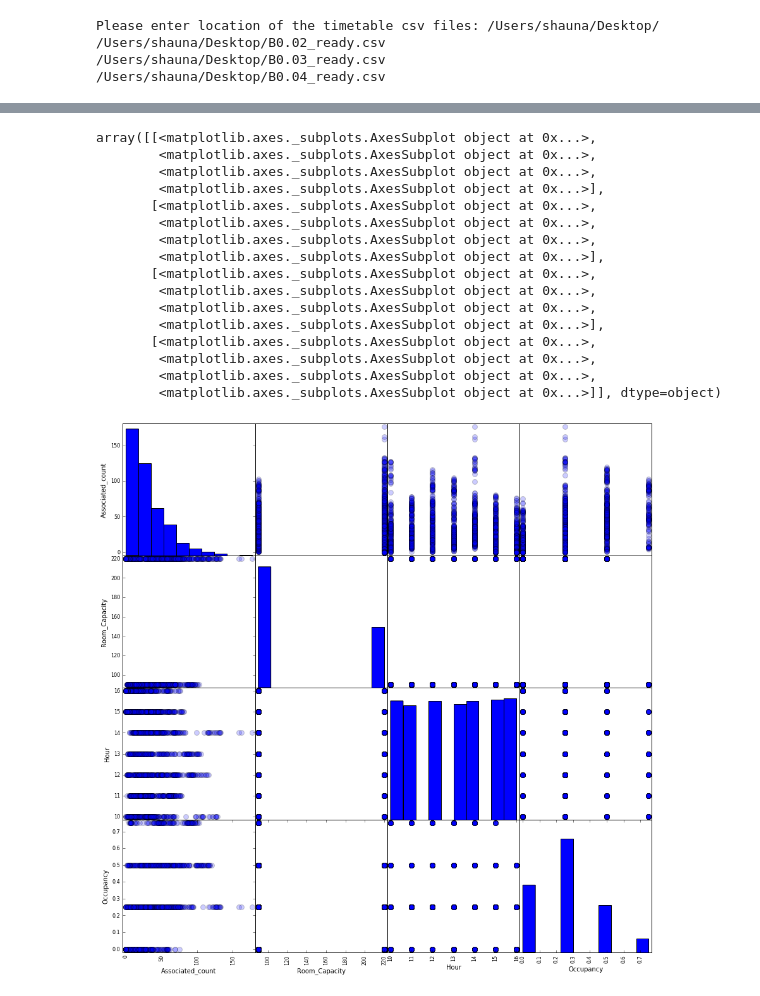
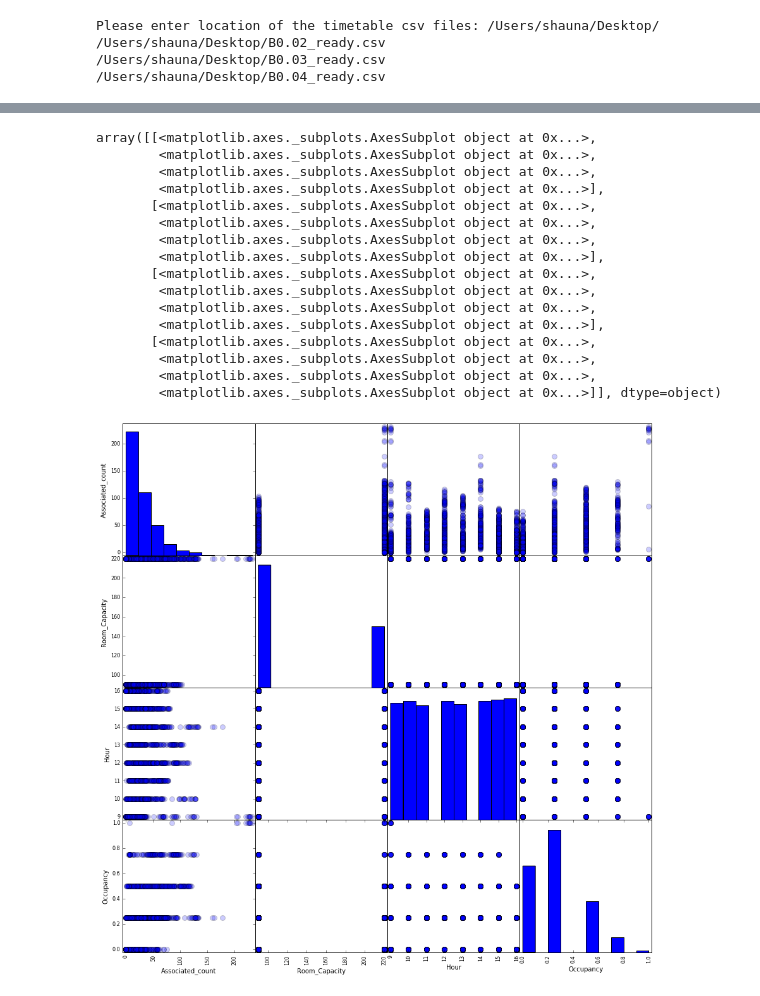
Before and after one commit to conordevoy/WiFinder, a Jupyter notebook: data_process_scripts/merged_notebooks.ipynb, the cells around one changed output, grey strips where cells are left out. Cells and saved outputs as stored; diff of their text form; code cells hidden in the pictures.

Commit message:
removing leading zeros from logdata to fix issues that arose when merging log, timetable and csi data

```diff
--- a/data_process_scripts/merged_notebooks.ipynb
+++ b/data_process_scripts/merged_notebooks.ipynb
@@ -249,34 +262,34 @@ csi = pd.read_csv('/Users/shauna/Desktop/Wifinder/WiFinder/Data/final_csvs/occup
 f_df =pd.merge(log, timetable,left_on='ID', right_on='ID', how="inner")
 df =pd.merge(f_df, csi,left_on='ID', right_on='ID', how="inner")
 del df['Hour_x']
 del df['Hour_y']
 del df['Date_x']
 del df['Date_y']
 del df['Room_x']
 del df['Room_y']
 del df['Authenticated_count']
 del df['Campus']
 del df['Building']
 del df['ID']
-df.to_csv("/Users/shauna/Desktop/merged_table.csv", index=False)
+df.to_csv("/Users/shauna/Desktop/Wifinder/WiFinder/Data/final_csvs/merged_table.csv", index=False)
 scatter_matrix(df, figsize=(15, 15), alpha=0.2, diagonal='hist', s=250)
 # %% [output]
 array([[<matplotlib.axes._subplots.AxesSubplot object at 0x...>,
         <matplotlib.axes._subplots.AxesSubplot object at 0x...>,
         <matplotlib.axes._subplots.AxesSubplot object at 0x...>,
         <matplotlib.axes._subplots.AxesSubplot object at 0x...>],
        [<matplotlib.axes._subplots.AxesSubplot object at 0x...>,
         <matplotlib.axes._subplots.AxesSubplot object at 0x...>,
         <matplotlib.axes._subplots.AxesSubplot object at 0x...>,
         <matplotlib.axes._subplots.AxesSubplot object at 0x...>],
        [<matplotlib.axes._subplots.AxesSubplot object at 0x...>,
         <matplotlib.axes._subplots.AxesSubplot object at 0x...>,
         <matplotlib.axes._subplots.AxesSubplot object at 0x...>,
         <matplotlib.axes._subplots.AxesSubplot object at 0x...>],
        [<matplotlib.axes._subplots.AxesSubplot object at 0x...>,
         <matplotlib.axes._subplots.AxesSubplot object at 0x...>,
         <matplotlib.axes._subplots.AxesSubplot object at 0x...>,
         <matplotlib.axes._subplots.AxesSubplot object at 0x...>]], dtype=object)
-[figure, old version]
+[figure, new version]
 # %%
 df.Hour.max()
```
Also changed, not shown: parts of 9 cells of this notebook, 2 other files.
